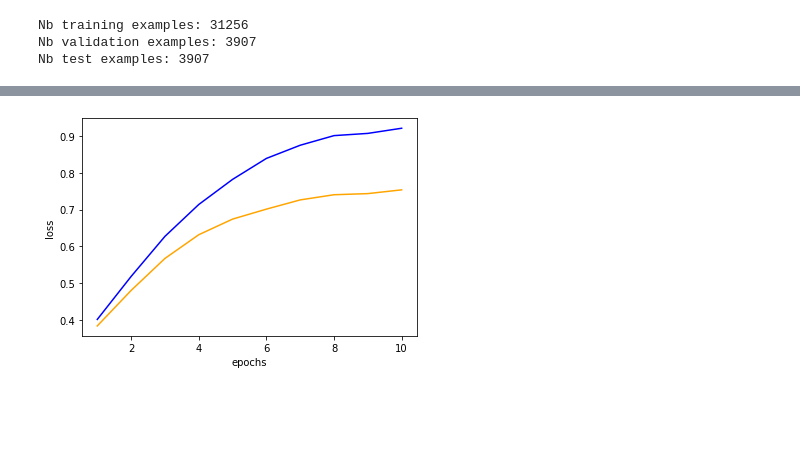
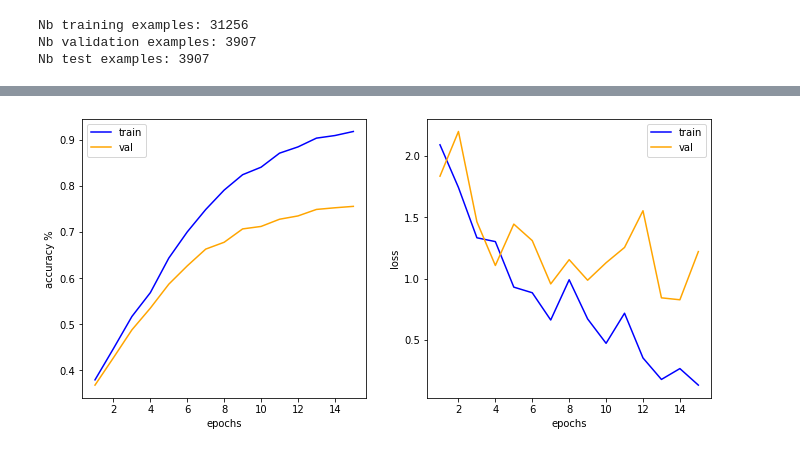
Before and after one commit to jgbrasier/protein-classification, a Jupyter notebook: ProtClass.ipynb, the cells around one changed output, grey strips where cells are left out. Cells and saved outputs as stored; diff of their text form; code cells hidden in the pictures; blank space fills up the shorter version.

```diff
--- a/ProtClass.ipynb
+++ b/ProtClass.ipynb
@@ -197,8 +200,8 @@ num_layers = 2 # number of layers for BiLTSM model
 hidden_size = 256
 num_classes = 15 # number of protein
 lr = 0.001
-batch_size = 32
-n_epochs = 10
+batch_size = 64
+n_epochs = 15
 # %%
 class Dataset(th.utils.data.Dataset):
   'Characterizes a dataset for PyTorch'
@@ -303,7 +361,7 @@ def train(dataloader, model, optimizer, criterion):
   """
   model.train()
   total_acc, total_count = 0, 0
-  log_interval = 300
+  log_interval = 100
   start_time = time.time()
 
   for idx, (batch, label) in enumerate(dataloader):
@@ -325,12 +383,15 @@ def train(dataloader, model, optimizer, criterion):
         total_acc, total_count = 0, 0
         start_time = time.time()
 
+
+
 def evaluate(dataloader, model, criterion):
   """
   Main function for training model and printing prompt
   """
   model.eval()
   total_acc, total_count = 0, 0
+  metrics = {'acc': float(), 'loss': float()}
 
   with th.no_grad():
     for idx, (batch, label) in enumerate(dataloader):
@@ -341,7 +402,15 @@ def evaluate(dataloader, model, criterion):
       loss = criterion(pred, label)
       total_acc += (pred.argmax(1) == label).sum().item()
       total_count += label.size(0)
-  return total_acc/total_count
+  metrics['acc'] = total_acc/total_count
+  metrics['loss'] = loss.item()
+  return metrics
+
+def append_metrics(history, metrics):
+  """ append metrics dictionary to history dictionary """
+  for key in metrics.keys():
+    history[key].append(metrics[key])
+  return history
 # %% [markdown]
 #### Training
 # %%
@@ -421,4 +486,22 @@ def plot_acc(train_acc, val_acc, nb_epochs):
-# %%
-plot_loss(train_loss, val_loss, n_epochs)
-# %% [output]
-[figure, removed]
+# %%
+def plot_metrics(train_hist, val_hist, nb_epochs):
+  """ plot metrics using model history dictionary """
+  x = range(1, nb_epochs+1)
+  fig, (ax1, ax2) = plt.subplots(1,2, figsize=(10,5))
+  fig.tight_layout(pad=3)
+  ax1.plot(x, train_hist['acc'], color='blue', label='train')
+  ax1.plot(x, val_hist['acc'], color='orange', label='val')
+  ax1.set_xlabel('epochs')
+  ax1.set_ylabel('accuracy %')
+  ax1.legend()
+  ax2.plot(x, train_hist['loss'], color='blue', label='train')
+  ax2.plot(x, val_hist['loss'], color='orange', label='val')
+  ax2.set_xlabel('epochs')
+  ax2.set_ylabel('loss')
+  ax2.legend()
+
+  plt.show()
+# %%
+plot_metrics(train_hist, val_hist, n_epochs)
+# %% [output]
+[figure, added]
```
Also changed, not shown: parts of 8 cells of this notebook.
